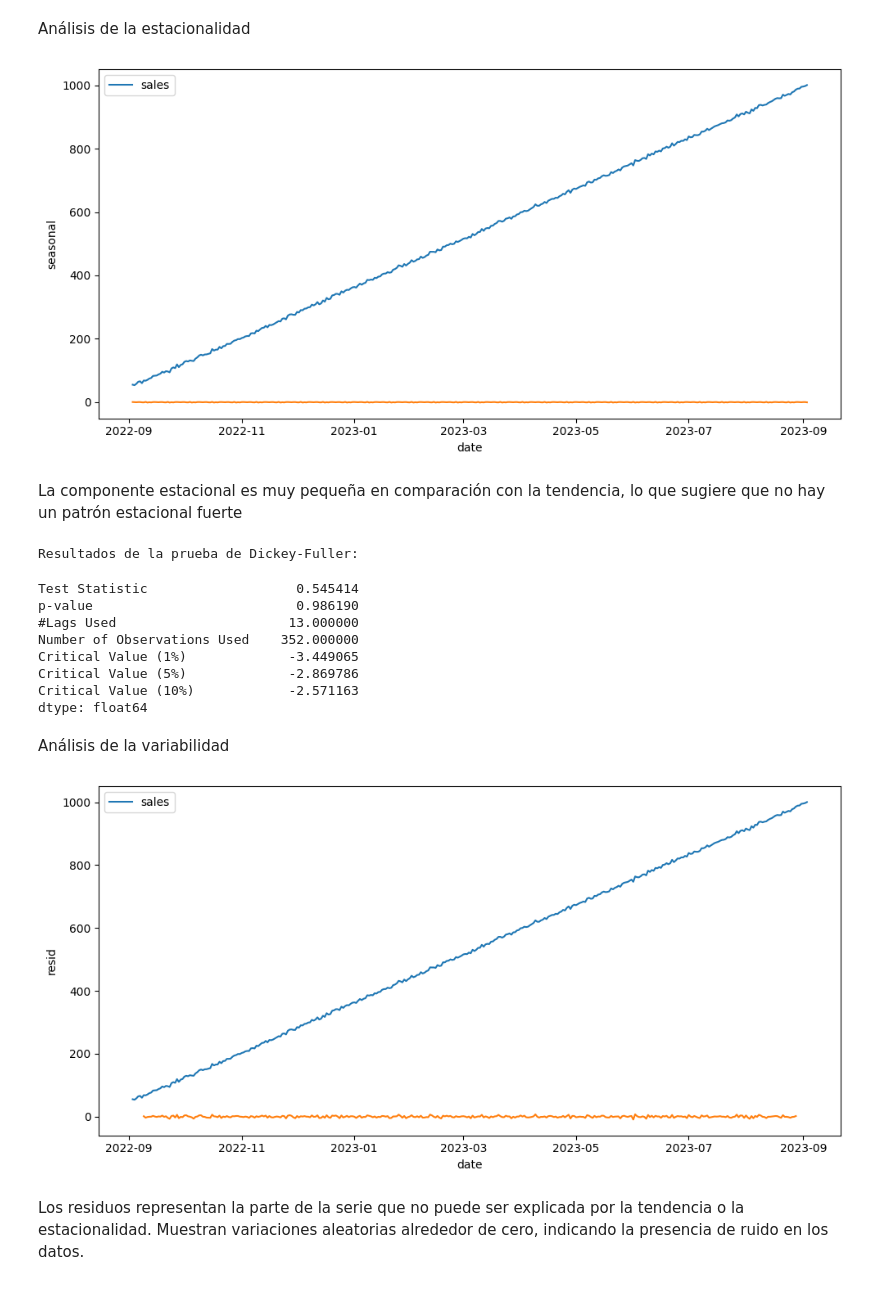
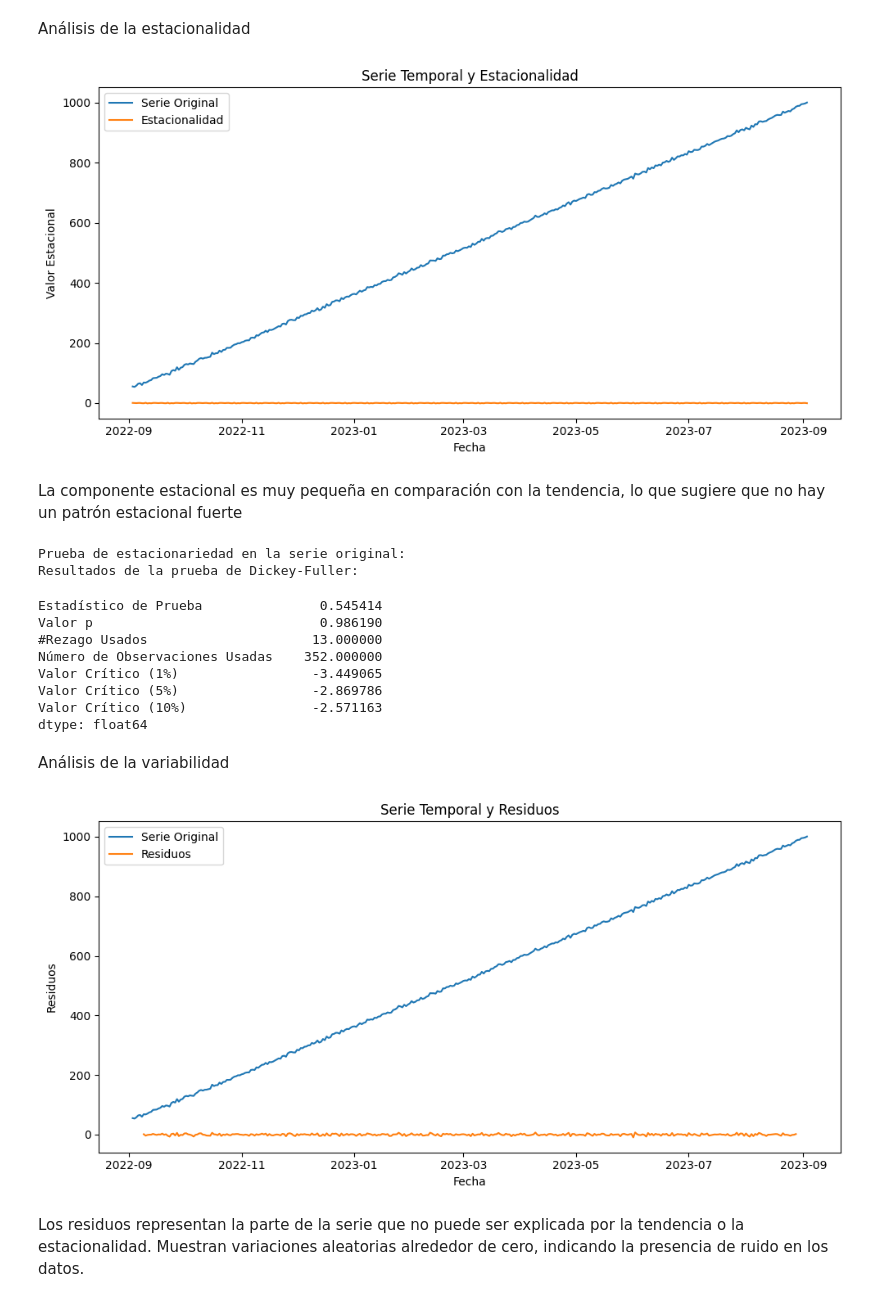
Before and after one commit to 4GeeksAcademy/Tulio-Gimenez-proyecto-de-series-de-tiempo-alternativo, a Jupyter notebook: src/explore.ipynb, the cells around one changed output. Drawn from its saved outputs; the diff is of its cells as text; code cells hidden in the pictures.

```diff
--- a/src/explore.ipynb
+++ b/src/explore.ipynb
@@ -86,47 +93,56 @@ Análisis de la estacionalidad
 # %%
 seasonal = decomposition.seasonal
 fig, axis = plt.subplots(figsize = (10, 5))
-sns.lineplot(data = sales_df)
-sns.lineplot(data = seasonal)
+plt.plot(sales_df.index, sales_df['sales'], label='Serie Original')
+plt.plot(seasonal.index, seasonal, label='Estacionalidad')
+plt.title('Serie Temporal y Estacionalidad')
+plt.xlabel('Fecha')
+plt.ylabel('Valor Estacional')
+plt.legend()
 plt.tight_layout()
 plt.show()
 # %% [output]
-[figure, old version]
+[figure, new version]
 # %% [markdown]
 La componente estacional es muy pequeña en comparación con la tendencia, lo que sugiere que no hay un patrón estacional fuerte
 # %%
-from statsmodels.tsa.stattools import adfuller
-
 def test_stationarity(timeseries):
     print("Resultados de la prueba de Dickey-Fuller:")
     dftest = adfuller(timeseries, autolag = "AIC")
-    dfoutput = pd.Series(dftest[0:4], index = ["Test Statistic", "p-value", "#Lags Used", "Number of Observations Used"])
+    dfoutput = pd.Series(dftest[0:4], index = ["Estadístico de Prueba", "Valor p", "#Rezago Usados", "Número de Observaciones Usadas"])
     for key,value in dftest[4].items():
-        dfoutput["Critical Value (%s)"%key] = value
+        dfoutput["Valor Crítico (%s)"%key] = value
     return dfoutput
 
-test_stationarity(sales_df)
+# Realizar la prueba de estacionariedad en la serie original
+print("Prueba de estacionariedad en la serie original:")
+display(test_stationarity(sales_df['sales'])) # Pasamos solo la columna de ventas
 # %% [output]
+Prueba de estacionariedad en la serie original:
 Resultados de la prueba de Dickey-Fuller:
-Test Statistic                   0.545414
-p-value                          0.986190
-#Lags Used                      13.000000
-Number of Observations Used    352.000000
-Critical Value (1%)             -3.449065
-Critical Value (5%)             -2.869786
-Critical Value (10%)            -2.571163
+Estadístico de Prueba               0.545414
+Valor p                             0.986190
+#Rezago Usados                     13.000000
+Número de Observaciones Usadas    352.000000
+Valor Crítico (1%)                 -3.449065
+Valor Crítico (5%)                 -2.869786
+Valor Crítico (10%)                -2.571163
 dtype: float64
 # %% [markdown]
 Análisis de la variabilidad
 # %%
 residual = decomposition.resid
 fig, axis = plt.subplots(figsize = (10, 5))
-sns.lineplot(data = sales_df)
-sns.lineplot(data = residual)
+plt.plot(sales_df.index, sales_df['sales'], label='Serie Original')
+plt.plot(residual.index, residual, label='Residuos')
+plt.title('Serie Temporal y Residuos')
+plt.xlabel('Fecha')
+plt.ylabel('Residuos')
+plt.legend()
 plt.tight_layout()
 plt.show()
 # %% [output]
-[figure, old version]
+[figure, new version]
 # %% [markdown]
 Los residuos representan la parte de la serie que no puede ser explicada por la tendencia o la estacionalidad. Muestran variaciones aleatorias alrededor de cero, indicando la presencia de ruido en los datos.
 # %% [markdown]
```
Also changed, not shown: parts of 19 cells of this notebook, 1 other file.
